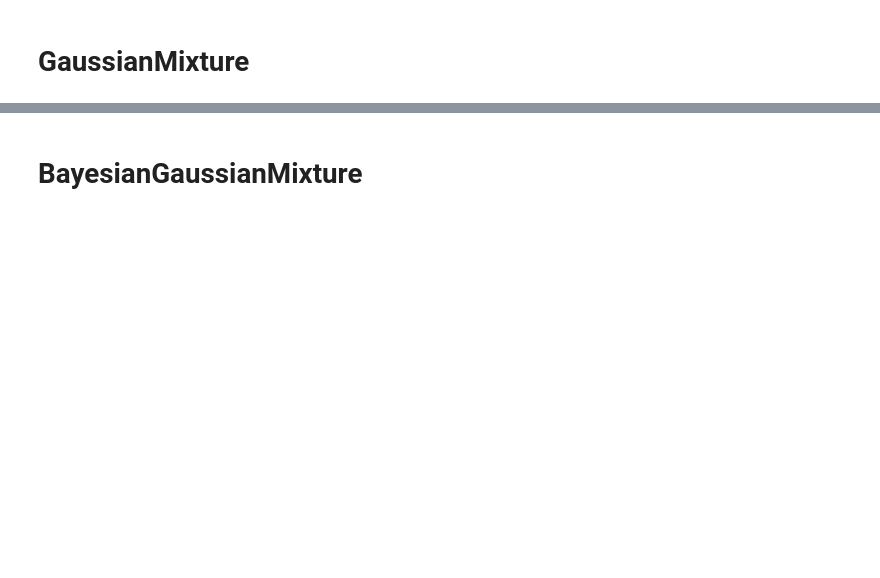
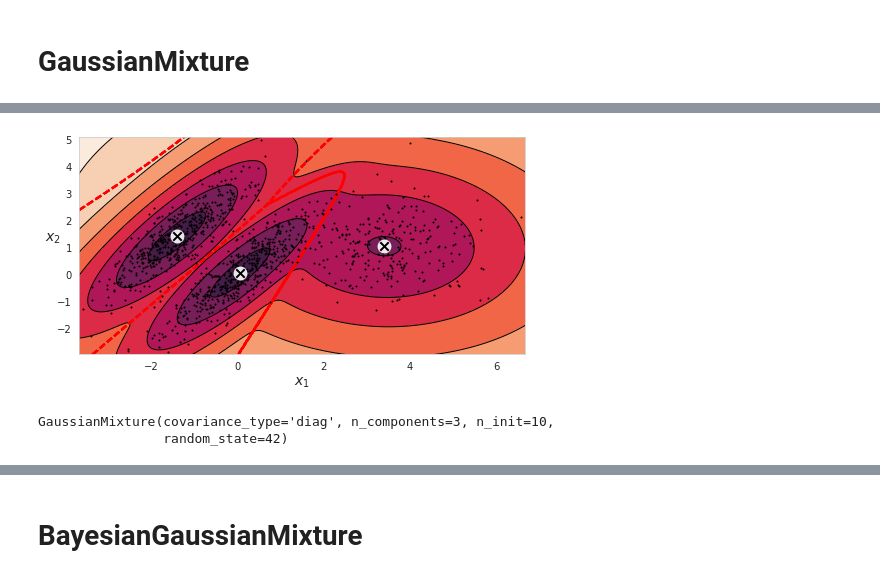
Before and after one commit to youkari117/machine_learning_fundamentals, a Jupyter notebook: 02_unsupervised_learning/01_Gaussian_mixture_models.ipynb, the cells around one changed output, grey strips where cells are left out. Drawn from its saved outputs; the diff is of its cells as text; code cells hidden in the pictures; blank space fills up the shorter version.

Commit message:
modified 01_Gaussian_mixture_models

```diff
--- a/02_unsupervised_learning/01_Gaussian_mixture_models.ipynb
+++ b/02_unsupervised_learning/01_Gaussian_mixture_models.ipynb
@@ -95,0 +210,51 @@ def plot_decision_boundaries(clusterer, X, resolution=1000, show_centroids=True,
+# %%
+from matplotlib.colors import LogNorm
+
+def plot_gaussian_mixture(clusterer, X, resolution=1000, show_ylabels=True):
+    mins = X.min(axis=0) - 0.1
+    maxs = X.max(axis=0) + 0.1
+    xx, yy = np.meshgrid(np.linspace(mins[0], maxs[0], resolution),
+                         np.linspace(mins[1], maxs[1], resolution))
+    Z = -clusterer.score_samples(np.c_[xx.ravel(), yy.ravel()])
+    Z = Z.reshape(xx.shape)
+
+    plt.contourf(xx, yy, Z,
+                 norm=LogNorm(vmin=1.0, vmax=30.0),
+                 levels=np.logspace(0, 2, 12))
+    plt.contour(xx, yy, Z,
+                norm=LogNorm(vmin=1.0, vmax=30.0),
+                levels=np.logspace(0, 2, 12),
+                linewidths=1, colors='k')
+
+    Z = clusterer.predict(np.c_[xx.ravel(), yy.ravel()])
+    Z = Z.reshape(xx.shape)
+    plt.contour(xx, yy, Z,
+                linewidths=2, colors='r', linestyles='dashed')
+
+    plt.plot(X[:, 0], X[:, 1], 'k.', markersize=2)
+    plot_centroids(clusterer.means_, clusterer.weights_)
+
+    plt.xlabel("$x_1$", fontsize=14)
+    if show_ylabels:
+        plt.ylabel("$x_2$", fontsize=14, rotation=0)
+    else:
+        plt.tick_params(labelleft=False)
+# %%
+plt.figure(figsize=(8, 4))
+plot_gaussian_mixture(gm, X)
+plt.show()
+# %% [output]
+[figure, added]
+# %%
+# モデルに制約をかけて結果を比較してみる
+gm_full = GaussianMixture(n_components=3, n_init=10, covariance_type="full", random_state=42)
+gm_tied = GaussianMixture(n_components=3, n_init=10, covariance_type="tied", random_state=42)
+gm_spherical = GaussianMixture(n_components=3, n_init=10, covariance_type="spherical", random_state=42)
+gm_diag = GaussianMixture(n_components=3, n_init=10, covariance_type="diag", random_state=42)
+gm_full.fit(X)
+gm_tied.fit(X)
+gm_spherical.fit(X)
+gm_diag.fit(X)
+# %% [output]
+GaussianMixture(covariance_type='diag', n_components=3, n_init=10,
+                random_state=42)
```
Also changed, not shown: parts of 27 cells of this notebook, 1 other file.
